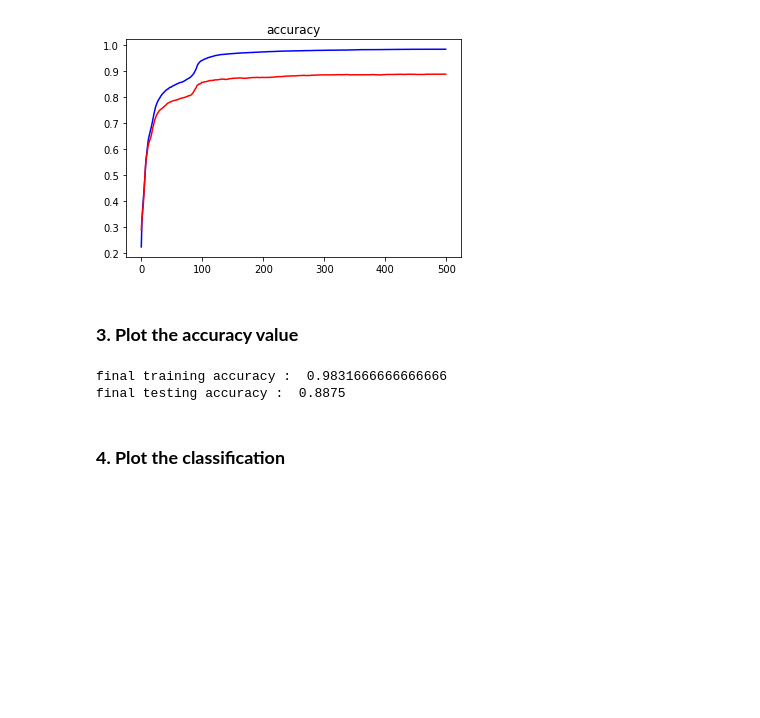
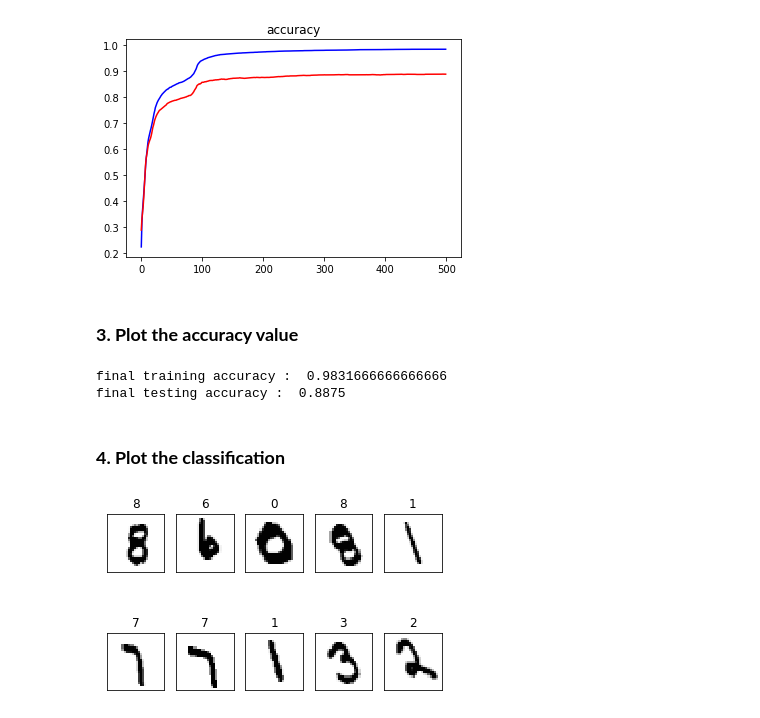
Before and after one commit to ahyen/ML-assignment, a Jupyter notebook: Assingment09.ipynb, the cells around one changed output. Saved outputs shown, nothing was run; the diff lists cells and outputs as text; code cells hidden in the pictures; blank space fills up the shorter version.

Commit message:
Test using final parameter

```diff
--- a/Assingment09.ipynb
+++ b/Assingment09.ipynb
@@ -149,7 +148,7 @@ for epoch in range(500):
 #test using final parameter
 classified_list = []
 misclassified_list = []
-
+predict_list = []
 for i in range(4000):
   x_test_data = x_test[:, i]
   label_test = label_test_one_hot[i]
@@ -166,10 +165,12 @@ for i in range(4000):
     classified_list.append(i)
   else:
     misclassified_list.append(i)
+  predict_list.append(test_h.argmax())
 print(len(classified_list))
 print(len(misclassified_list))
 print(classified_list[0:10])
 print(misclassified_list[0:10])
+print(len(predict_list))
 # %% [output]
 3550
 450
@@ -210,19 +212,16 @@ final testing accuracy :  0.8875
 # %% [markdown]
 ### **4. Plot the classification**
 # %%
-print(classified_list[0:10])
-print(misclassified_list[0:10])
-
 for i in range(10):
-
-    im_classified[:, i] =
-
+    index = classified_list[i]
     plt.subplot(2, 5, i+1)
-    plt.title(i)
-    plt.imshow(im_classified[:,i].reshape((size_row, size_col)), cmap='Greys', interpolation='None')
+    plt.title(predict_list[index])
+    plt.imshow(x_test[:, index].reshape((size_row, size_col)), cmap='Greys', interpolation='None')
 
     frame   = plt.gca()
     frame.axes.get_xaxis().set_visible(False)
     frame.axes.get_yaxis().set_visible(False)
 
 plt.show()
+# %% [output]
+[figure, added]
```
Also changed, not shown: parts of 6 cells of this notebook.
